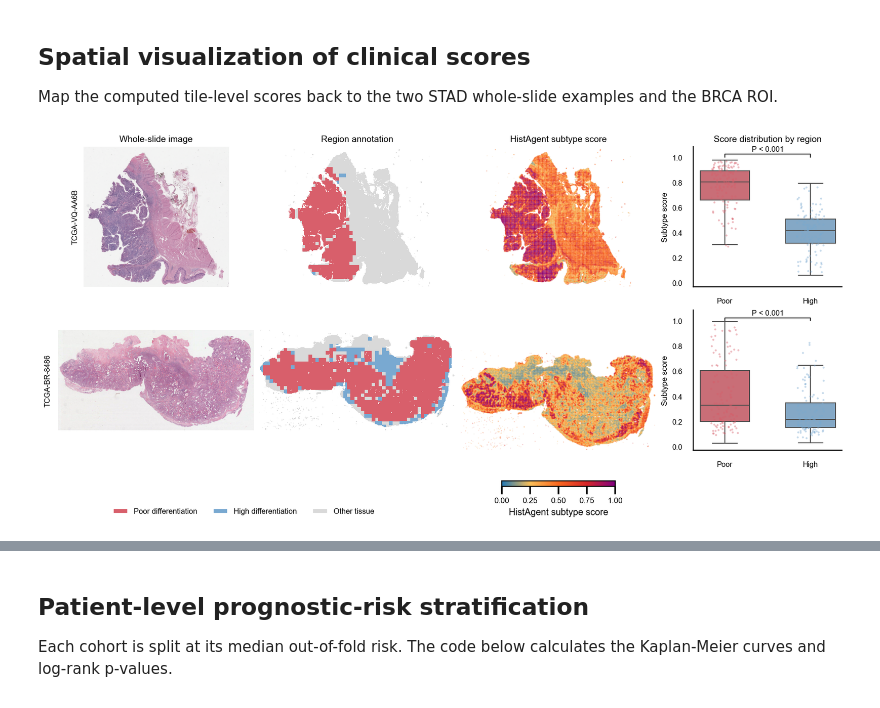
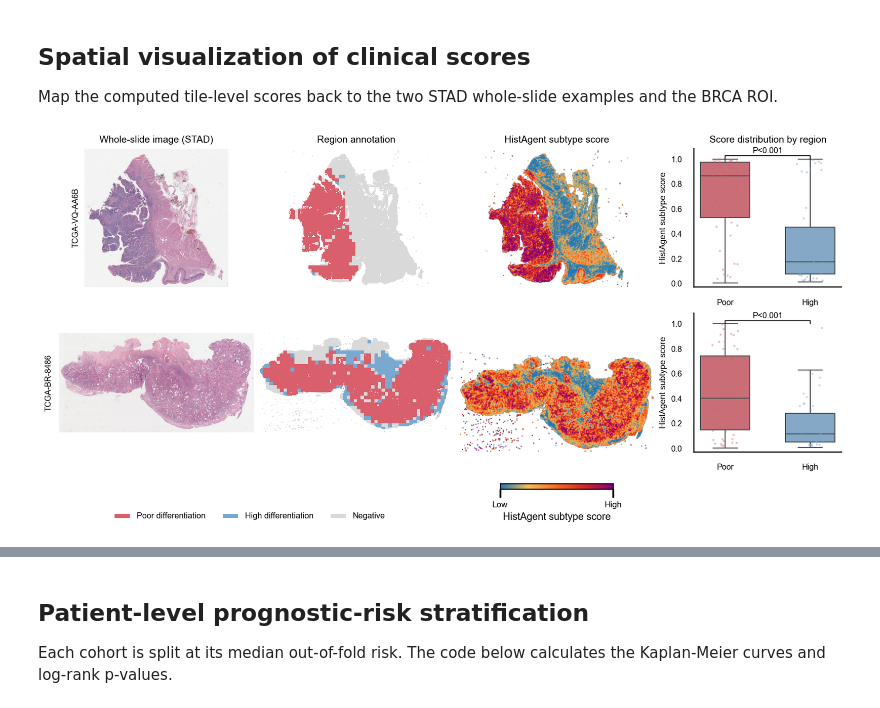
Before and after one commit to zipging/zipging.github.io, a Jupyter notebook: HistAgent/notebooks/clinical_prediction.ipynb, the cells around one changed output, grey strips where cells are left out. Drawn from its saved outputs; the diff is of its cells as text; code cells hidden in the pictures.

```diff
--- a/HistAgent/notebooks/clinical_prediction.ipynb
+++ b/HistAgent/notebooks/clinical_prediction.ipynb
@@ -288,7 +312,7 @@ Map the computed tile-level scores back to the two STAD whole-slide examples and
 # %%
 from matplotlib.cm import ScalarMappable
 from matplotlib.colors import LinearSegmentedColormap, Normalize, to_rgba
-from matplotlib.patches import Patch
+from matplotlib.patches import Patch, Rectangle, Polygon
 
 wsi_dir = DATA_DIR / "figure4_wsi"
 risk_cmap = LinearSegmentedColormap.from_list(
@@ -316,9 +340,14 @@ def _raster_geometry(bounds, width=900):
     height = max(1, round(width * (ymax - ymin) / (xmax - xmin)))
     return int(width), int(height)
 
-def score_raster(frame, bounds, vmin, vmax, width=900, sigma=1.15):
+def score_raster(
+    frame, bounds, tile_size, width=900, smooth=False
+):
     xmin, ymin, xmax, ymax = bounds
     width, height = _raster_geometry(bounds, width)
+    radius = max(
+        2, round(tile_size / (xmax - xmin) * width)
+    )
     x_index = np.clip(
         ((frame["x"].to_numpy() - xmin) / (xmax - xmin) * (width - 1)).astype(int),
         0, width - 1,
@@ -329,48 +358,64 @@ def score_raster(frame, bounds, vmin, vmax, width=900, sigma=1.15):
     )
     weighted = np.zeros((height, width), dtype=np.float32)
     counts = np.zeros((height, width), dtype=np.float32)
-    np.add.at(weighted, (y_index, x_index), frame["score"].to_numpy())
-    np.add.at(counts, (y_index, x_index), 1)
-    weighted = gaussian_filter(weighted, sigma=sigma)
-    support = gaussian_filter(counts, sigma=sigma)
+    for x, y, score in zip(
+        x_index, y_index, frame["score"].to_numpy()
+    ):
+        left, right = max(0, x - radius), min(width, x + radius + 1)
+        top, bottom = max(0, y - radius), min(height, y + radius + 1)
+        weighted[top:bottom, left:right] += score
+        counts[top:bottom, left:right] += 1
+    tissue = counts > 0
     field = np.divide(
-        weighted, support, out=np.zeros_like(weighted), where=support > 1e-5
+        weighted, counts, out=np.zeros_like(weighted), where=tissue
     )
-    rgba = risk_cmap(Normalize(vmin, vmax, clip=True)(field))
-    rgba[..., 3] = np.clip(support / max(np.percentile(support[support > 0], 65), 1e-6), 0, 1)
-    rgba[support < .006, 3] = 0
+    if smooth:
+        field = gaussian_filter(
+            field, sigma=max(.8, radius * 1.1)
+        )
+    low, high = np.percentile(field[tissue], [2, 98])
+    normalized = np.clip(
+        (field - low) / (high - low + 1e-9), 0, 1
+    )
+    rgba = risk_cmap(normalized)
+    rgba[..., 3] = np.where(tissue, 1.0, 0.0)
     return rgba
 
 def tile_score_raster(
-    frame, bounds, tile_size, vmin, vmax, width=720
+    frame, bounds, tile_size, out_shape, valid_mask=None,
+    display_tile_size=56
 ):
     xmin, ymin, xmax, ymax = bounds
-    width, height = _raster_geometry(bounds, width)
-    tile_width = max(1, round(tile_size / (xmax - xmin) * width) + 2)
-    tile_height = max(1, round(tile_size / (ymax - ymin) * height) + 2)
+    height, width = out_shape
     heat = np.zeros((height, width), dtype=np.float32)
     counts = np.zeros((height, width), dtype=np.float32)
     for row in frame.itertuples():
-        left = int(np.clip(
-            (row.x - xmin) / (xmax - xmin) * width, 0, width - 1
-        ))
-        top = int(np.clip(
-            (row.y - ymin) / (ymax - ymin) * height, 0, height - 1
-        ))
-        right = min(width, left + tile_width)
-        bottom = min(height, top + tile_height)
-        heat[top:bottom, left:right] += row.score
-        counts[top:bottom, left:right] += 1
+        if not (xmin <= row.x < xmax and ymin <= row.y < ymax):
+            continue
+        left = int((row.x - xmin) / tile_size) * display_tile_size
+        top = int((row.y - ymin) / tile_size) * display_tile_size
+        right = left + display_tile_size
+        bottom = top + display_tile_size
+        if 0 <= top <= height - display_tile_size and 0 <= left <= width - display_tile_size:
+            heat[top:bottom, left:right] += row.score
+            counts[top:bottom, left:right] += 1
     tissue = counts > 0
     heat = np.divide(
         heat, counts, out=np.zeros_like(heat), where=tissue
     )
     heat = gaussian_filter(
-        heat, sigma=max(1.0, min(tile_width, tile_height) * .58)
+        heat, sigma=max(1.0, display_tile_size * .6)
     )
-    rgba = risk_cmap(Normalize(vmin, vmax, clip=True)(heat))
-    rgba[..., 3] = np.where(tissue, .84, 0)
-    return rgba
+    low, high = np.percentile(heat[tissue], [2, 98])
+    normalized = np.clip(
+        (heat - low) / (high - low + 1e-9), 0, 1
+    )
+    rgba = risk_cmap(normalized)
+    alpha = np.where(tissue, .82, 0.0)[..., None]
+    canvas = rgba[..., :3] * alpha + .94 * (1 - alpha)
+    if valid_mask is not None:
+        canvas[~valid_mask] = .96
+    return np.dstack([canvas, np.ones((height, width))])
 
 def region_raster(frame, bounds, width=900):
     xmin, ymin, xmax, ymax = bounds
@@ -409,12 +454,12 @@ def show_raster(ax, rgba, bounds, interpolation="nearest"):
 
 stad_cases = [case for case in clinical_meta["cases"] if case["cohort"] == "STAD"]
 fig, axes = plt.subplots(
-    2, 4, figsize=(12.8, 6.15),
+    2, 4, figsize=(11.8, 5.75),
     gridspec_kw={"width_ratios": [1.08, 1.08, 1.08, .82]},
     constrained_layout=True,
 )
 column_titles = [
-    "Whole-slide image",
+    "Whole-slide image (STAD)",
     "Region annotation",
     "HistAgent subtype score",
     "Score distribution by region",
@@ -430,14 +475,16 @@ for row_i, info in enumerate(stad_cases):
     show_raster(axes[row_i, 1], region_raster(frame, bounds), bounds)
     show_raster(
         axes[row_i, 2],
-        score_raster(frame, bounds, vmin=0, vmax=1),
+        score_raster(
+            frame, bounds, info["tile_size_level0_px"]
+        ),
         bounds,
         interpolation="bilinear",
     )
 
     order = ["Poor", "High"]
     point_sample = pd.concat([
-        part.sample(min(len(part), 120), random_state=11)
+        part.sample(min(len(part), 48), random_state=11)
         for _, part in annotated.groupby("region", sort=False)
     ])
     sns.boxplot(
@@ -458,40 +505,43 @@ for row_i, info in enumerate(stad_cases):
         color="black", linewidth=.9,
     )
     axes[row_i, 3].text(
-        .5, 1.035, "P < 0.001" if p_value < .001 else f"P = {p_value:.3f}",
+        .5, 1.035, "P<0.001" if p_value < .001 else f"P={p_value:.3f}",
         ha="center", va="bottom", fontsize=8.5,
     )
     axes[row_i, 3].set_ylim(-.03, 1.085)
     axes[row_i, 3].set_xlabel("")
-    axes[row_i, 3].set_ylabel("Subtype score", fontsize=9)
+    axes[row_i, 3].set_ylabel("HistAgent subtype score", fontsize=9)
     axes[row_i, 3].tick_params(labelsize=8.5, colors="black")
     sns.despine(ax=axes[row_i, 3])
 
     axes[row_i, 0].text(
         -.035, .5, info["case"], transform=axes[row_i, 0].transAxes,
         rotation=90, va="center", ha="right", fontsize=8.5,
     )
     if row_i == 0:
         for ax, title in zip(axes[row_i], column_titles):
             ax.set_title(title, pad=6, fontsize=10.2)
 
 fig.legend(
     handles=[
         Patch(facecolor=REGION_COLORS["Poor"], label="Poor differentiation"),
         Patch(facecolor=REGION_COLORS["High"], label="High differentiation"),
-        Patch(facecolor="#D9D9D9", label="Other tissue"),
+        Patch(facecolor="#D9D9D9", label="Negative"),
     ],
     loc="lower left", bbox_to_anchor=(.08, -.01), ncol=3,
     frameon=False, fontsize=8.7,
 )
 fig.colorbar(
     ScalarMappable(norm=Normalize(0, 1), cmap=risk_cmap),
     ax=axes[:, 2].tolist(), orientation="horizontal",
     shrink=.58, pad=.035, label="HistAgent subtype score",
+    ticks=[0, 1],
 )
+colorbar = fig.axes[-1]
+colorbar.set_xticklabels(["Low", "High"])
 plt.show()
 # %% [output]
-[figure, old version]
+[figure, new version]
 # %%
 brca_info = next(
     case for case in clinical_meta["cases"] if case["cohort"] == "BRCA"
```
Also changed, not shown: parts of 8 cells of this notebook, 7 other files.
